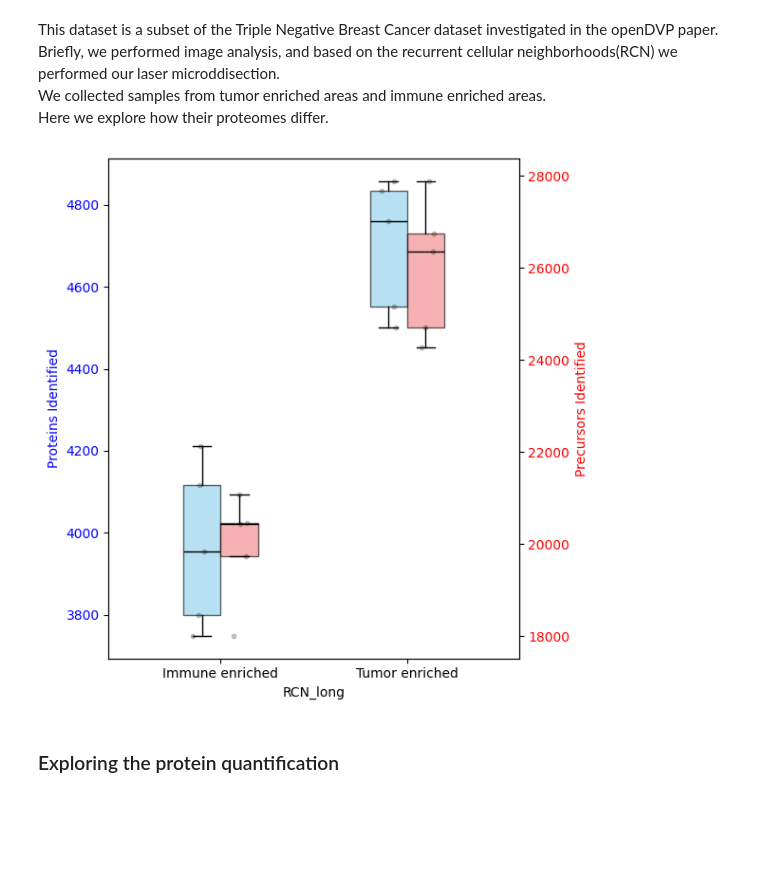
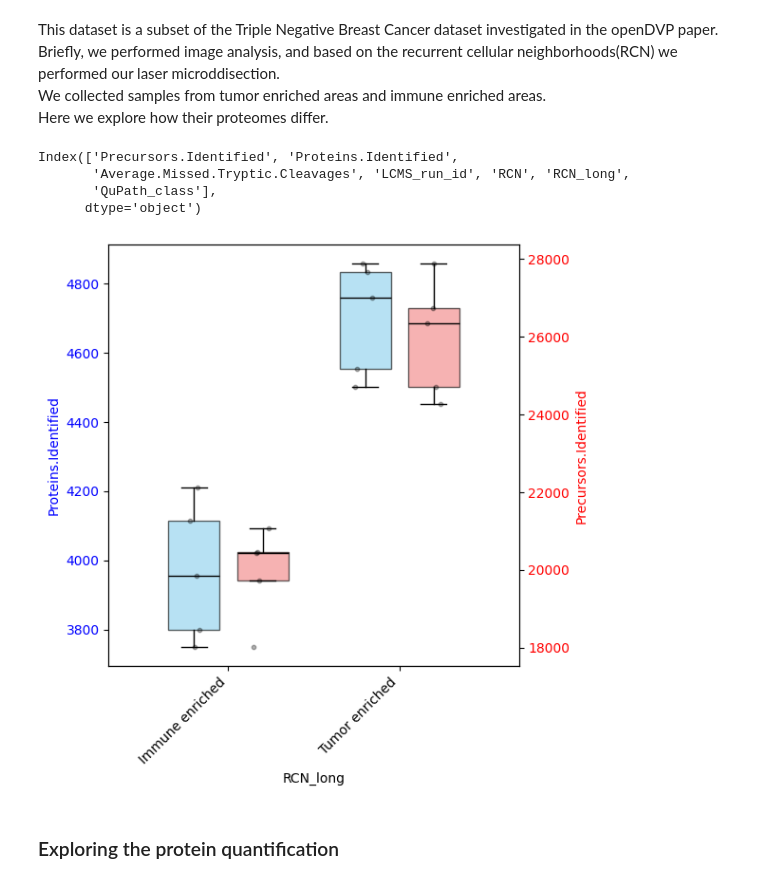
Before and after one commit to lukaskraller/openDVP, a Jupyter notebook: docs/Tutorials/T2_DownstreamProteomics.ipynb, the cells around one changed output. Drawn from its saved outputs; the diff is of its cells as text; code cells hidden in the pictures; blank space fills up the shorter version.

```diff
--- a/docs/Tutorials/T2_DownstreamProteomics.ipynb
+++ b/docs/Tutorials/T2_DownstreamProteomics.ipynb
@@ -98,11 +98,20 @@ This dataset is a subset of the Triple Negative Breast Cancer dataset investigat
 Briefly, we performed image analysis, and based on the recurrent cellular neighborhoods(RCN) we performed our laser microddisection.
 We collected samples from tumor enriched areas and immune enriched areas.
 Here we explore how their proteomes differ.
+# %%
+adata.obs.columns
+# %% [output]
+Index(['Precursors.Identified', 'Proteins.Identified',
+       'Average.Missed.Tryptic.Cleavages', 'LCMS_run_id', 'RCN', 'RCN_long',
+       'QuPath_class'],
+      dtype='object')
 # %%
 # Let's see how many proteins and precursors were measured per sample
-dvp.plotting.dual_axis_boxplots(adata_obs=adata.obs, feature_key="RCN_long")
+dvp.plotting.dual_axis_boxplots(
+    adata=adata, feature_1="Proteins.Identified", feature_2="Precursors.Identified", group_by="RCN_long"
+)
 # %% [output]
-[figure, old version]
+[figure, new version]
 # %% [markdown]
 ### Exploring the protein quantification
 # %% [markdown]
```
Also changed, not shown: parts of 15 cells of this notebook, 5 other files.
